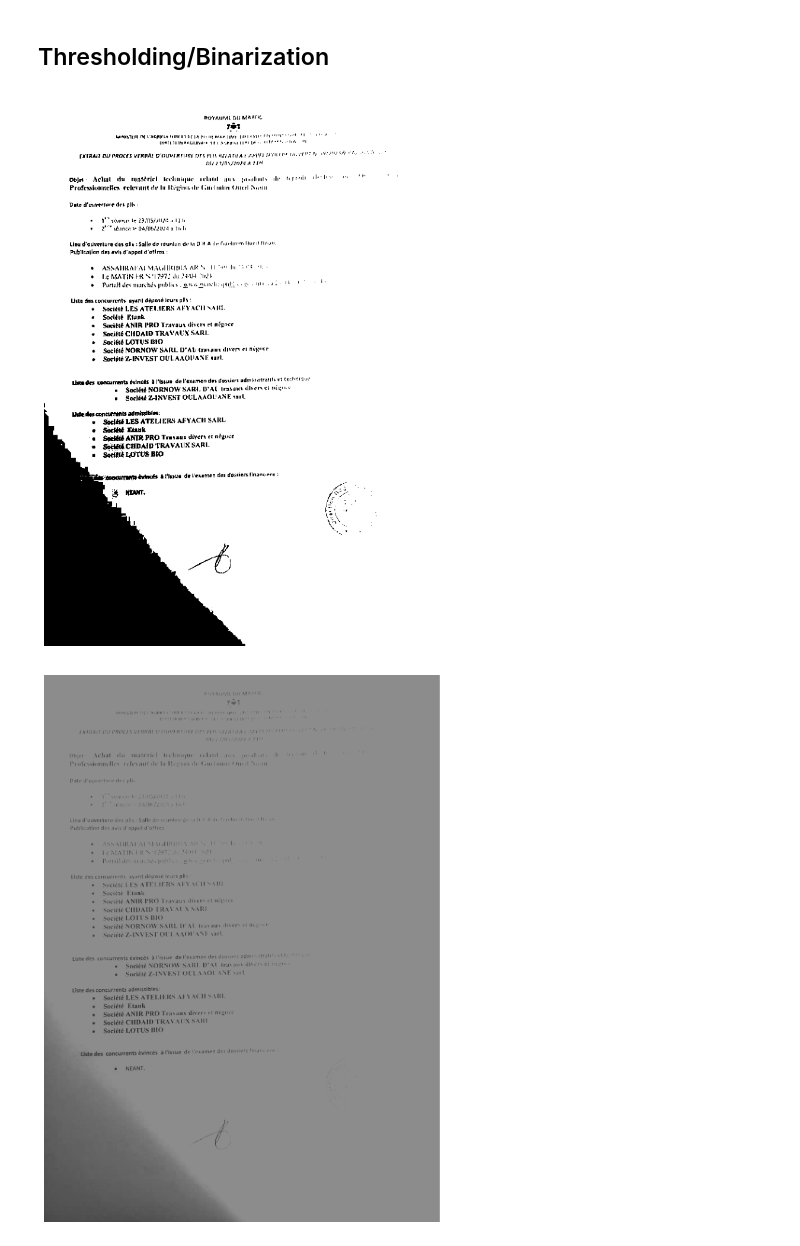
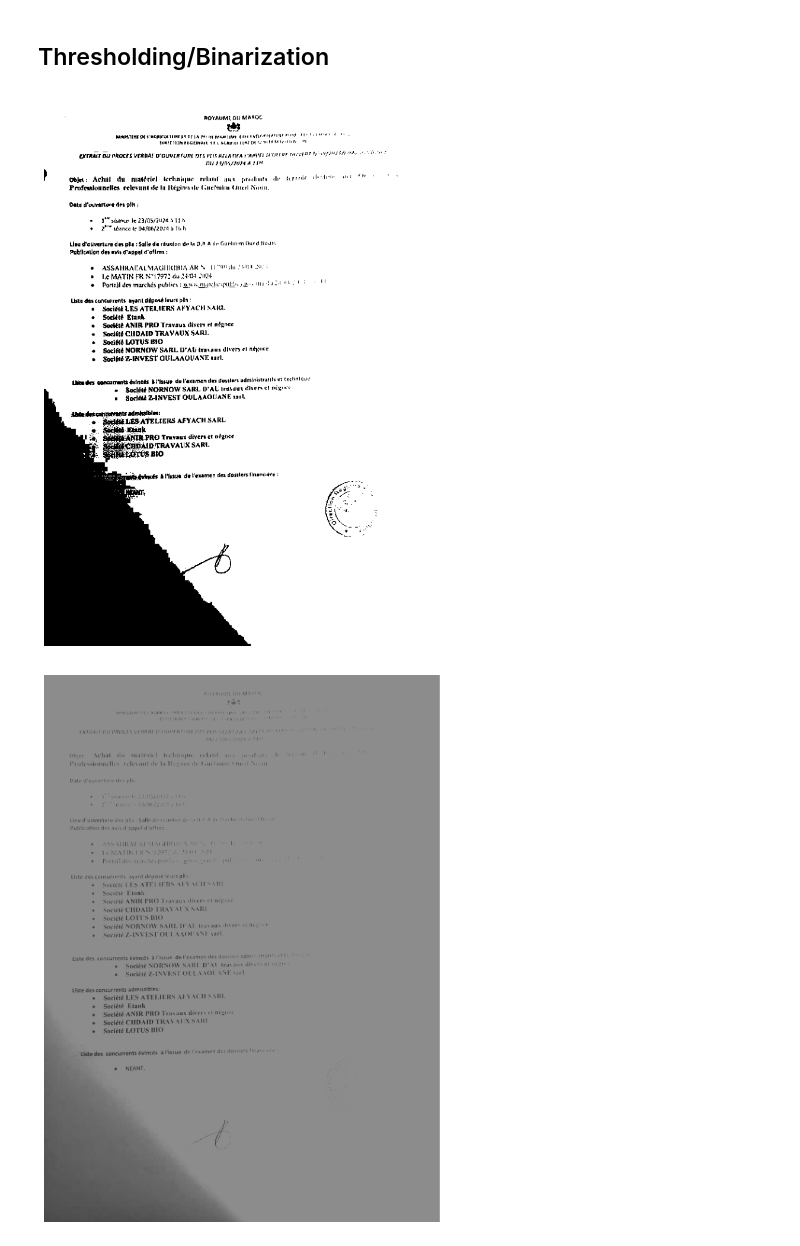
Before and after one commit to BlcMed/textify_docs, a Jupyter notebook: notebooks/preprocess_image.ipynb, the cells around one changed output. Cells and saved outputs as stored; diff of their text form; code cells hidden in the pictures.

```diff
--- a/notebooks/preprocess_image.ipynb
+++ b/notebooks/preprocess_image.ipynb
@@ -29,8 +29,8 @@ grayscale_grayscale_img = cv2.cvtColor(img, code=cv2.COLOR_RGB2GRAY)
 # %% [markdown]
 ## Thresholding/Binarization
 # %%
-_, threshold_Img = cv2.threshold(grayscale_img, 140 , 255, cv2.THRESH_BINARY)
+_, threshold_Img = cv2.threshold(grayscale_img, 150 , 255, cv2.THRESH_BINARY)
 show_image(threshold_Img)
 # %% [output]
-[figure, old version]
+[figure, new version]
 # %%
```
Also changed, not shown: parts of 16 cells of this notebook, 2 other files.
